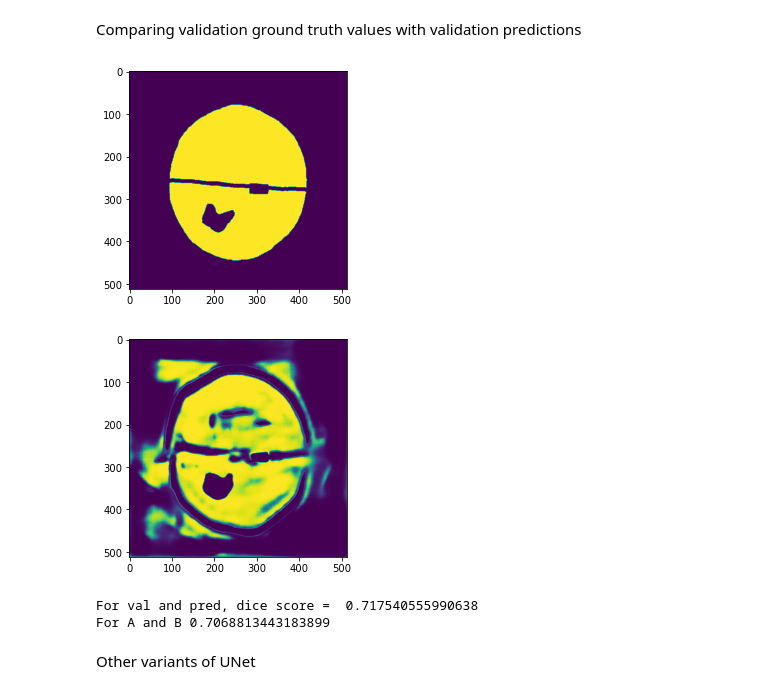
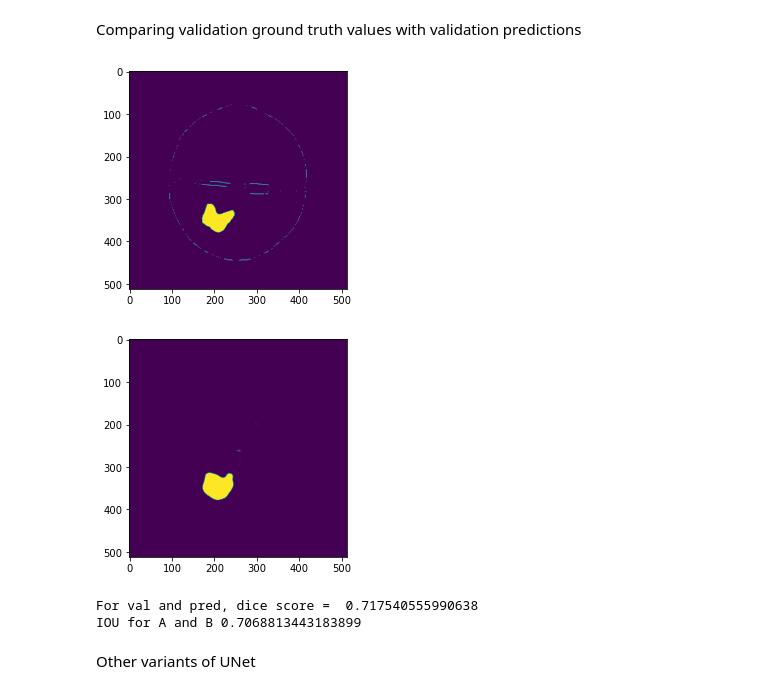
Before and after one commit to xanthan011/fetal-segmentation, a Jupyter notebook: test.ipynb, the cells around one changed output. Drawn from its saved outputs; the diff is of its cells as text; code cells hidden in the pictures.

```diff
--- a/test.ipynb
+++ b/test.ipynb
@@ -160,7 +160,7 @@ def multi_unet_model(n_classes=4, IMG_HEIGHT=256, IMG_WIDTH=256, IMG_CHANNELS=1)
 # %% [markdown]
 # Test
 # %%
-model_pretrained = ["unet_on_RBG_and_categorical_cross.hdf5", "unet_on_RGB_with_dice_and_focal.hdf5", "unet_on_RGB_with_dice_and_focal_with_class_weights_batch_8.hdf5", "unet_on_RGB_with_dice_and_focal_with_class_weights_batch_8_epoch_200_with_earlystopping.hdf5", ""]
+model_pretrained = ["unet_on_RBG_and_categorical_cross.hdf5", "unet_on_RGB_with_dice_and_focal.hdf5", "unet_on_RGB_with_dice_and_focal_with_class_weights_batch_8.hdf5", "unet_on_RGB_with_dice_and_focal_with_class_weights_batch_8_epoch_200_with_earlystopping.hdf5"]
 #unet_on_RGB_with_dice_and_focal_with_class_weights_batch_8_epoch_200_with_earlystopping.hdf5 performed quite well,in comparision to other models
 IMG_HEIGHT = test_images.shape[1]
 IMG_WIDTH  = test_images.shape[2]
@@ -193,14 +193,14 @@ y_pred=model.predict(val_images)
 val_masks_cat = (to_categorical(val_masks, num_classes = 6))
 # %%
 i = 0
-j = 5
+j = 4
 plt.imshow(val_masks_cat[i,:,:,j])
 plt.show()
 plt.imshow(y_pred[i,:,:,j])
 plt.show()
 # %% [output]
-[figure, old version]
+[figure, new version]
-[figure, old version]
+[figure, new version]
 # %%
 import keras.backend as K
 def dice_coef(y_true, y_pred):
@@ -228,10 +228,10 @@ y_pred=model.predict(val_images)
 dice_score = dice_coef_multilabel(val_masks_cat, y_pred, 6)
 print(f'For val and pred, dice score =  {dice_score}')
 iou = iou_coef(val_masks_cat, y_pred)
-print(f'For A and B {iou}')
+print(f'IOU for A and B {iou}')
 # %% [output]
 For val and pred, dice score =  0.717540555990638
-For A and B 0.7068813443183899
+IOU for A and B 0.7068813443183899
 # %% [markdown]
 Other variants of UNet
 # %% [markdown]
```
Also changed, not shown: parts of 9 cells of this notebook.
